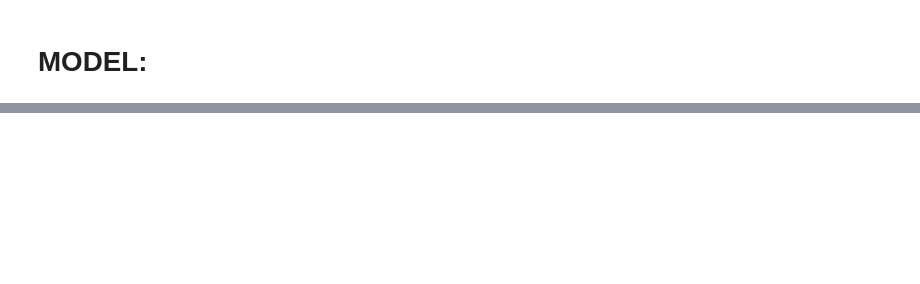
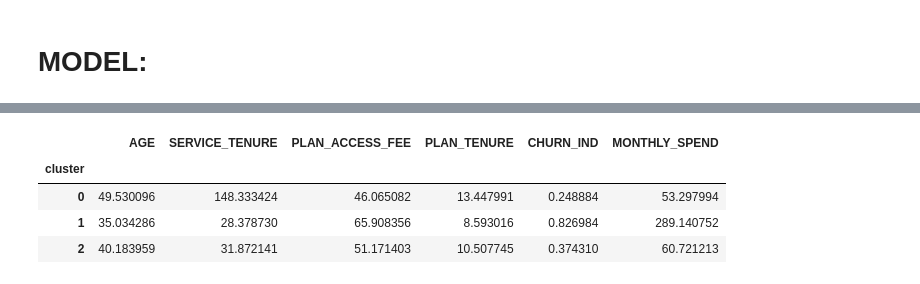
Before and after one commit to AmandaManadeniya/data-science-portfolio-2021, a Jupyter notebook: Portfolio 3.ipynb, the cells around one changed output, grey strips where cells are left out. Cells and saved outputs as stored; diff of their text form; code cells hidden in the pictures; blank space fills up the shorter version.

```diff
--- a/Portfolio 3.ipynb
+++ b/Portfolio 3.ipynb
@@ -114,0 +211,8 @@ sns.pairplot(churn_var, hue ='CHURN_IND')
+# %%
+churn_var.groupby(['cluster']).agg('mean')
+# %% [output]
+|  | AGE | SERVICE_TENURE | PLAN_ACCESS_FEE | PLAN_TENURE | CHURN_IND | MONTHLY_SPEND |
+| cluster |  |  |  |  |  |  |
+| 0 | 49.530096 | 148.333424 | 46.065082 | 13.447991 | 0.248884 | 53.297994 |
+| 1 | 35.034286 | 28.378730 | 65.908356 | 8.593016 | 0.826984 | 289.140752 |
+| 2 | 40.183959 | 31.872141 | 51.171403 | 10.507745 | 0.374310 | 60.721213 |
```
Also changed, not shown: parts of 14 cells of this notebook.
